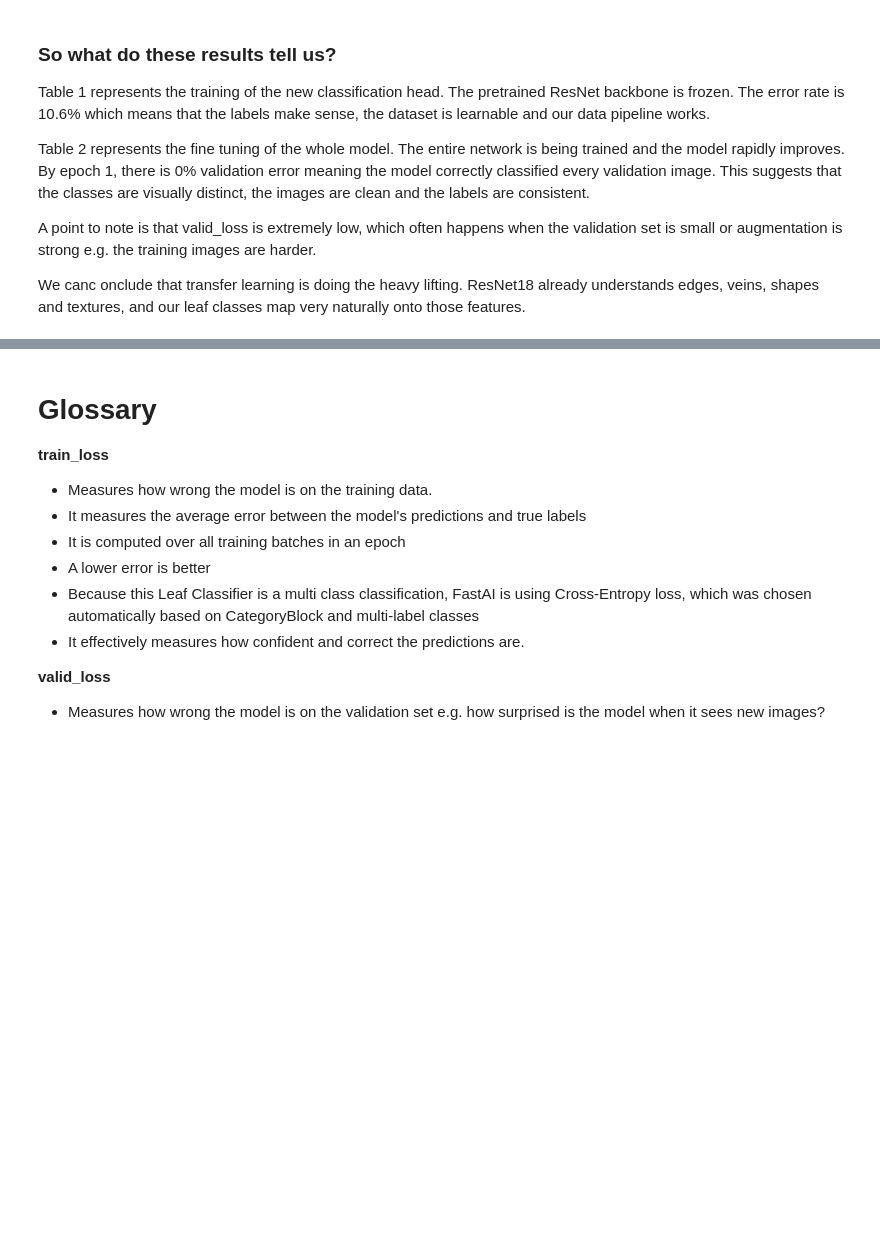
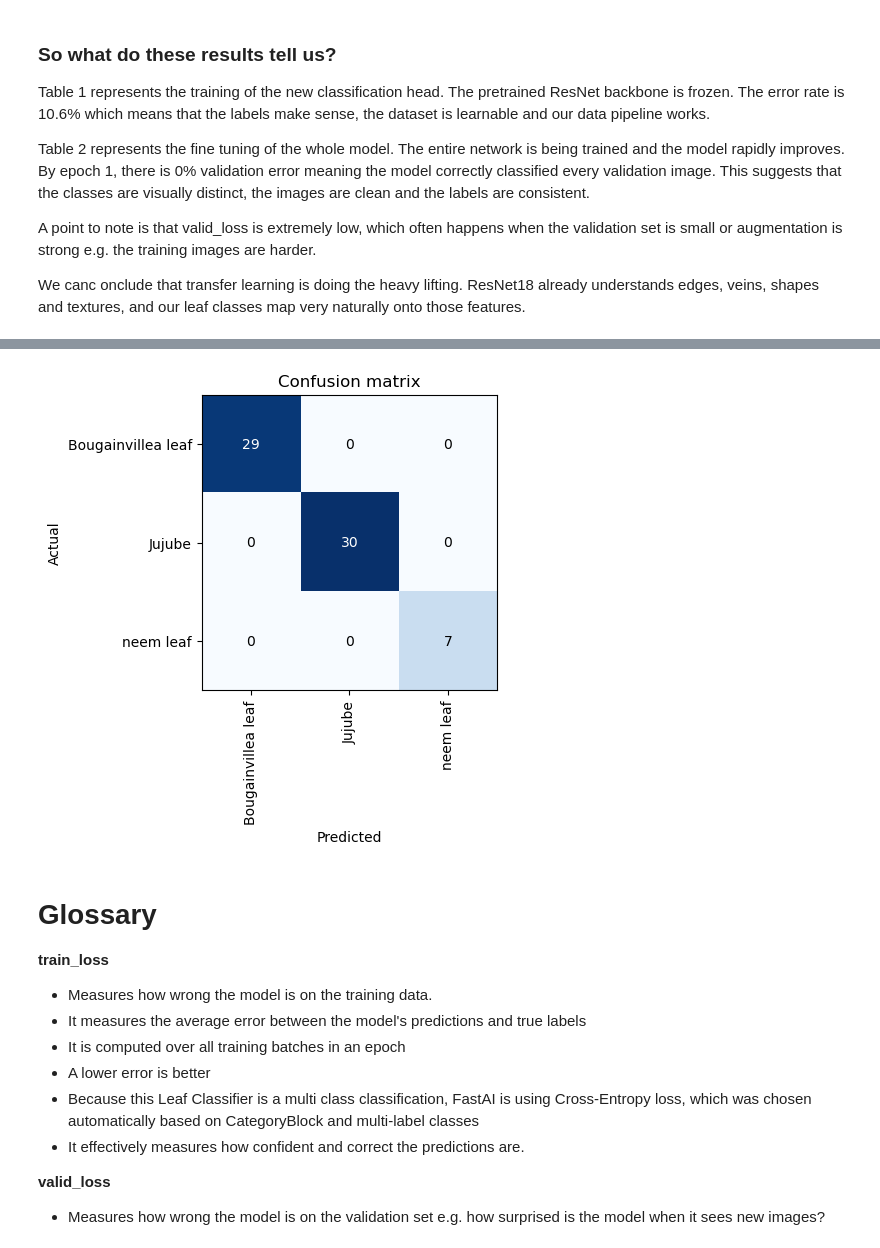
Before and after one commit to Indicium199/FastAI-Practical-Deep-Learning-Notebooks, a Jupyter notebook: 02_Leaf_Classifier.ipynb, the cells around one changed output, grey strips where cells are left out. Cells and saved outputs as stored; diff of their text form; code cells hidden in the pictures; blank space fills up the shorter version.

Commit message:
Added a confusion matrix and notes about the use of confusion matrices

```diff
--- a/02_Leaf_Classifier.ipynb
+++ b/02_Leaf_Classifier.ipynb
@@ -423,0 +450,4 @@ We canc onclude that transfer learning is doing the heavy lifting.  ResNet18 alr
+# %%
+interp = ClassificationInterpretation.from_learner(learn)
+interp.plot_confusion_matrix()
+# %% [output]
@@ -424,3 +456,4 @@ We canc onclude that transfer learning is doing the heavy lifting.  ResNet18 alr
+[figure, added]
 # %% [markdown]
 # Glossary
 
```
Also changed, not shown: parts of 6 cells of this notebook.
